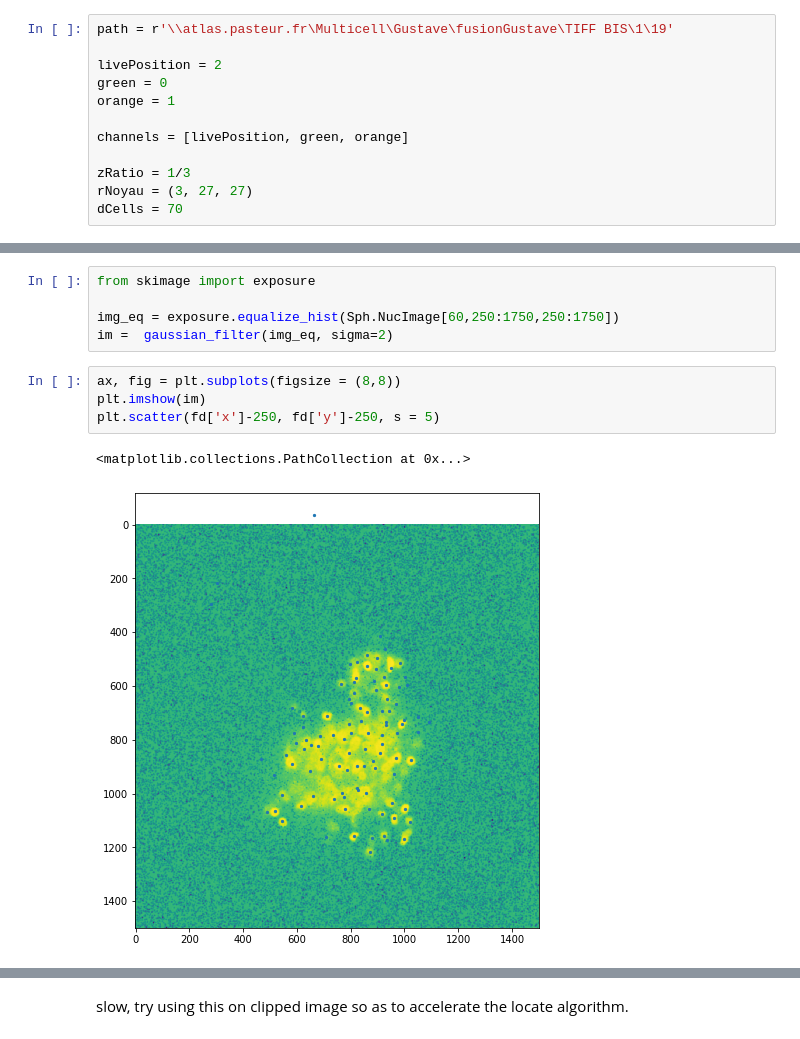
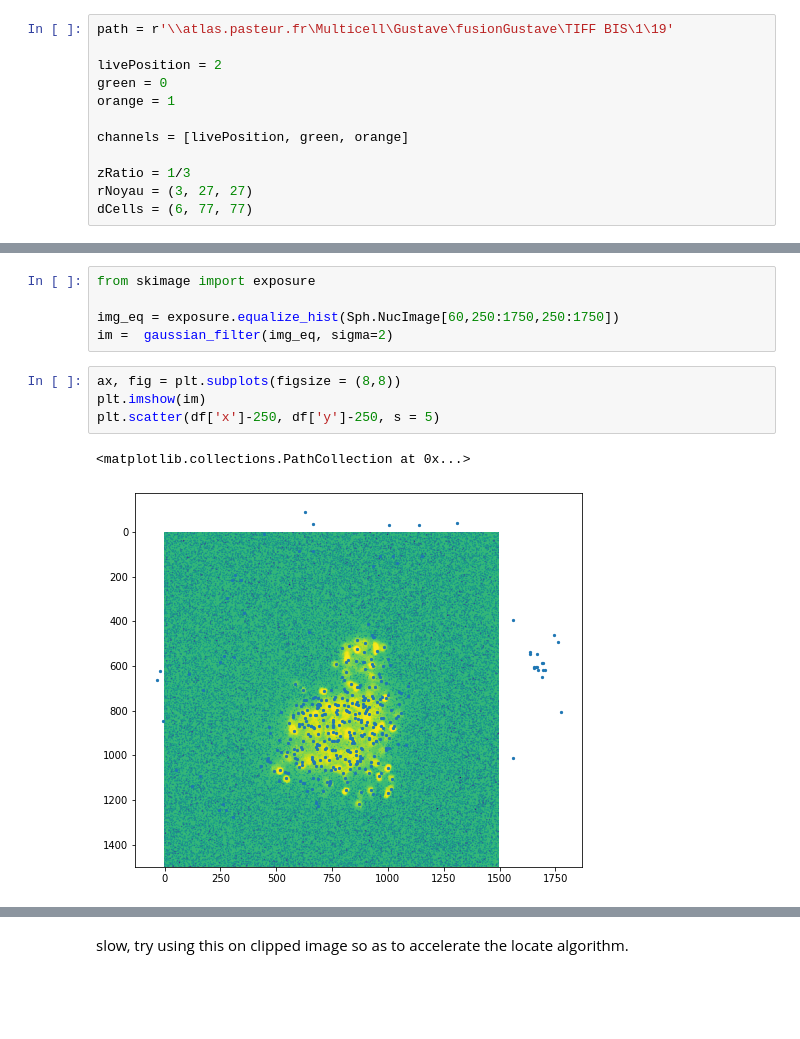
Before and after one commit to gronteix/3D-Segmentation-Sebastien, a Jupyter notebook: Untitled-Copy2.ipynb, the cells around one changed output, grey strips where cells are left out. Cells and saved outputs as stored; diff of their text form; blank space fills up the shorter version.

```diff
--- a/Untitled-Copy2.ipynb
+++ b/Untitled-Copy2.ipynb
@@ -34,7 +34,7 @@ channels = [livePosition, green, orange]
 
 zRatio = 1/3
 rNoyau = (3, 27, 27)
-dCells = 70
+dCells = (6, 77, 77)
 # %%
 Sph = spheroid(path, zRatio, rNoyau, dCells)
     # Initialize spheroid
@@ -79,7 +79,7 @@ im =  gaussian_filter(img_eq, sigma=2)
 # %%
 ax, fig = plt.subplots(figsize = (8,8))
 plt.imshow(im)
-plt.scatter(fd['x']-250, fd['y']-250, s = 5)
+plt.scatter(df['x']-250, df['y']-250, s = 5)
 # %% [output]
 <matplotlib.collections.PathCollection at 0x...>
-[figure, old version]
+[figure, new version]
```
Also changed, not shown: parts of 7 cells of this notebook, 3 other files.
